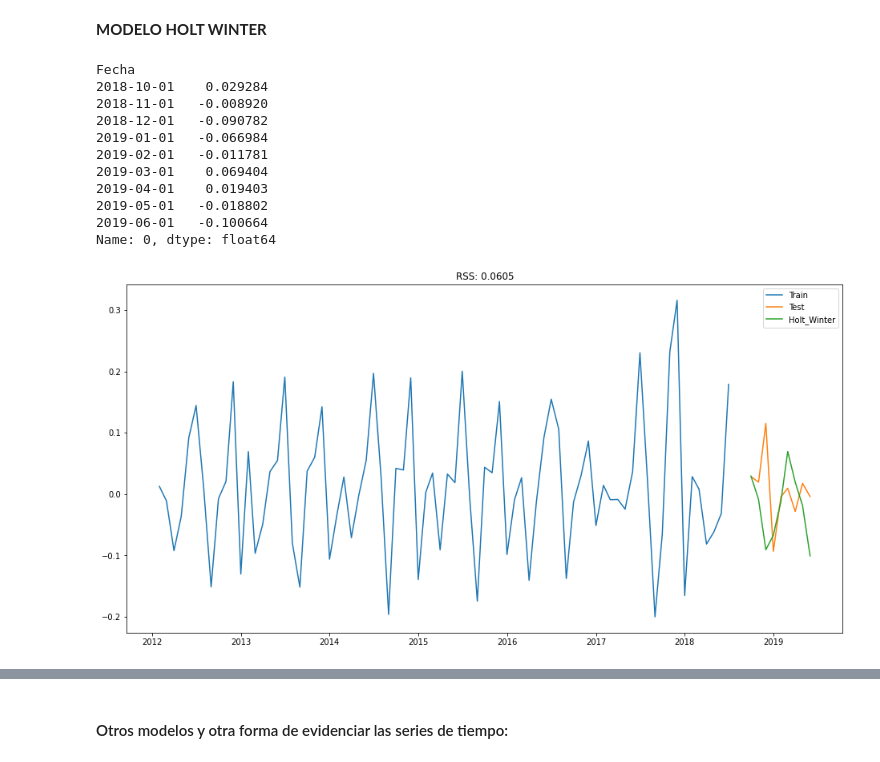
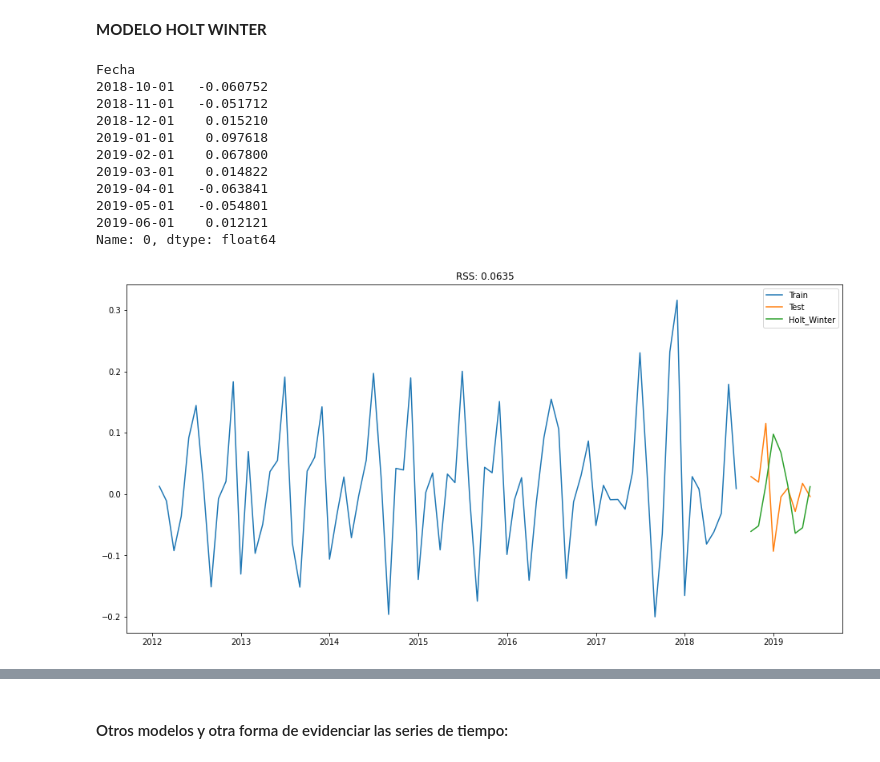
Before and after one commit to Jamf05/2019-2-simulacion-digital-proyecto, a Jupyter notebook: notebook.ipynb, the cells around one changed output, grey strips where cells are left out. Cells and saved outputs as stored; diff of their text form; code cells hidden in the pictures.

```diff
--- a/notebook.ipynb
+++ b/notebook.ipynb
@@ -877,35 +862,32 @@ print("2019-9:",pre3)
 train8, test8 = ts_log_diff_shifting[:79], ts_log_diff_shifting[80:]
 # %%
 from statsmodels.tsa.holtwinters import ExponentialSmoothing
-fit5= ExponentialSmoothing(ts_log_diff_shifting, seasonal_periods=6,trend='add',seasonal='add',).fit()
+fit5= ExponentialSmoothing(train8, seasonal_periods=6,trend='add',seasonal='add',).fit()
 y_hat_avm=pd.DataFrame(fit5.forecast(len(test8)))
-model = ExponentialSmoothing(train_shif)
-model_fit = model.fit()
-results_HOLTWINTER = model.fit()
 # %%
 t= y_hat_avm.set_index(ts_log_diff_shifting[80:].index)
 predicted= pd.Series(t[0])
 predicted.head(10)
 # %% [output]
 Fecha
-2018-10-01    0.029284
-2018-11-01   -0.008920
-2018-12-01   -0.090782
-2019-01-01   -0.066984
-2019-02-01   -0.011781
-2019-03-01    0.069404
-2019-04-01    0.019403
-2019-05-01   -0.018802
-2019-06-01   -0.100664
+2018-10-01   -0.060752
+2018-11-01   -0.051712
+2018-12-01    0.015210
+2019-01-01    0.097618
+2019-02-01    0.067800
+2019-03-01    0.014822
+2019-04-01   -0.063841
+2019-05-01   -0.054801
+2019-06-01    0.012121
 Name: 0, dtype: float64
 # %%
 plt.figure(figsize=(16,8))
-plt.plot( train_shif, label='Train')
-plt.plot(n, label='Test')
+plt.plot( train8, label='Train')
+plt.plot(test8, label='Test')
 plt.title('RSS: %.4f'%sum((predicted[1:]- test8[1:])**2))
 
 plt.plot(predicted, label='Holt_Winter')
 plt.legend(loc='best')
 plt.show()
 # %% [output]
-[figure, old version]
+[figure, new version]
```
Also changed, not shown: parts of 16 cells of this notebook, 1 other file.
